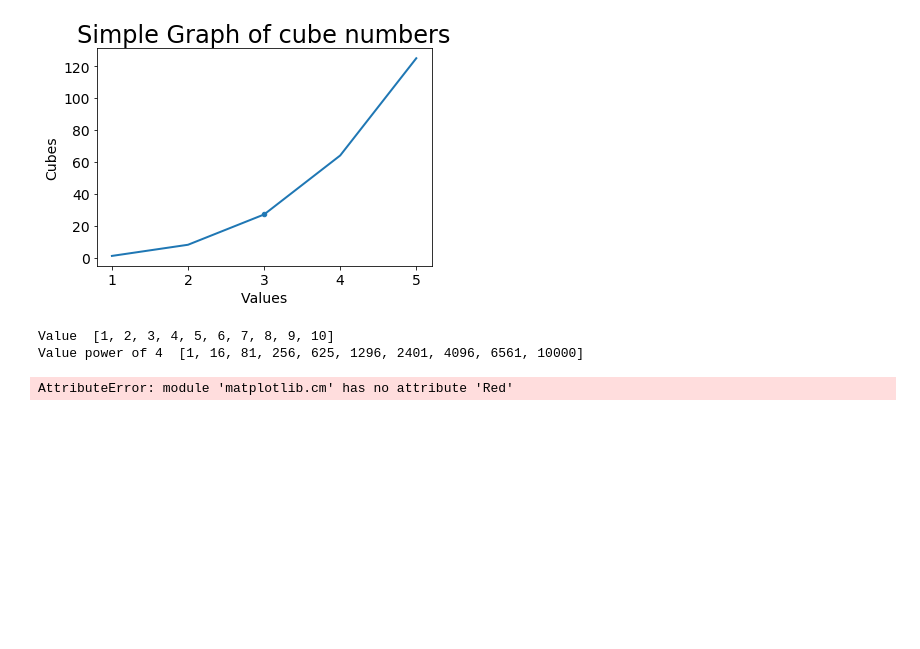
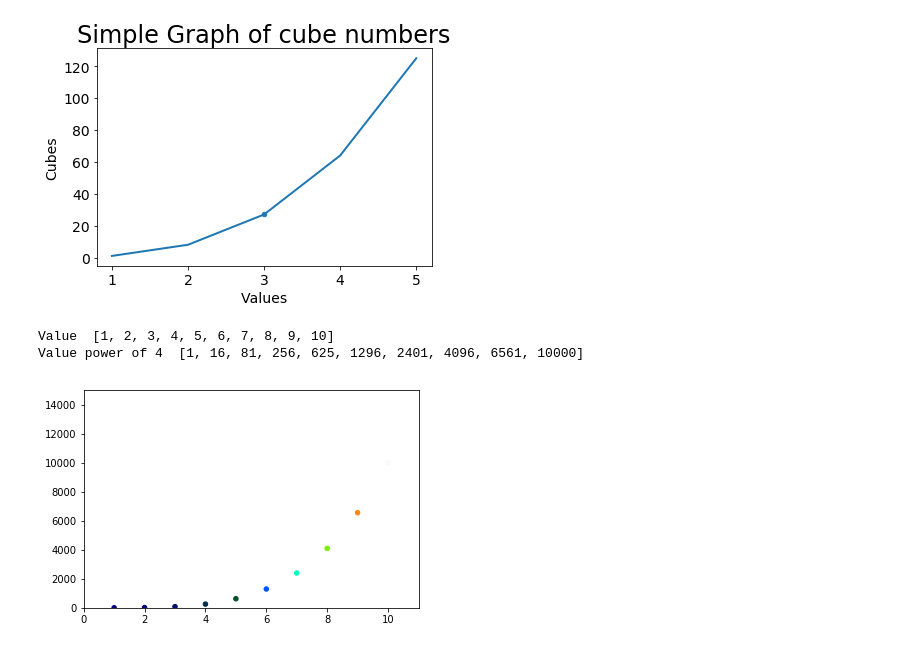
Before and after one commit to tedyeung/Python-, a Jupyter notebook: python_cc/data_vizual/data_viz_practice.ipynb, the cells around one changed output. Saved outputs shown, nothing was run; the diff lists cells and outputs as text; code cells hidden in the pictures; blank space fills up the shorter version.

```diff
--- a/python_cc/data_vizual/data_viz_practice.ipynb
+++ b/python_cc/data_vizual/data_viz_practice.ipynb
@@ -23,12 +23,12 @@ Cubes:  [1, 8, 27, 64, 125]
 # %%
 value = list(range(1,11))
 power_of_4 = [x**4 for x in value]
 print ('Value ', value)
 print ('Value power of 4 ', power_of_4)
-plt.scatter(value, power_of_4, c=power_of_4,cmap=plt.cm.Red,  s = 20)
+plt.scatter(value, power_of_4, c=power_of_4,cmap=plt.cm.gist_ncar,  s = 20)
 plt.axis([0,11,0,15000])
 plt.show()
 # %% [output]
 Value  [1, 2, 3, 4, 5, 6, 7, 8, 9, 10]
 Value power of 4  [1, 16, 81, 256, 625, 1296, 2401, 4096, 6561, 10000]
-AttributeError: module 'matplotlib.cm' has no attribute 'Red'
+[figure, added]
```
Also changed, not shown: parts of 1 cell of this notebook.
